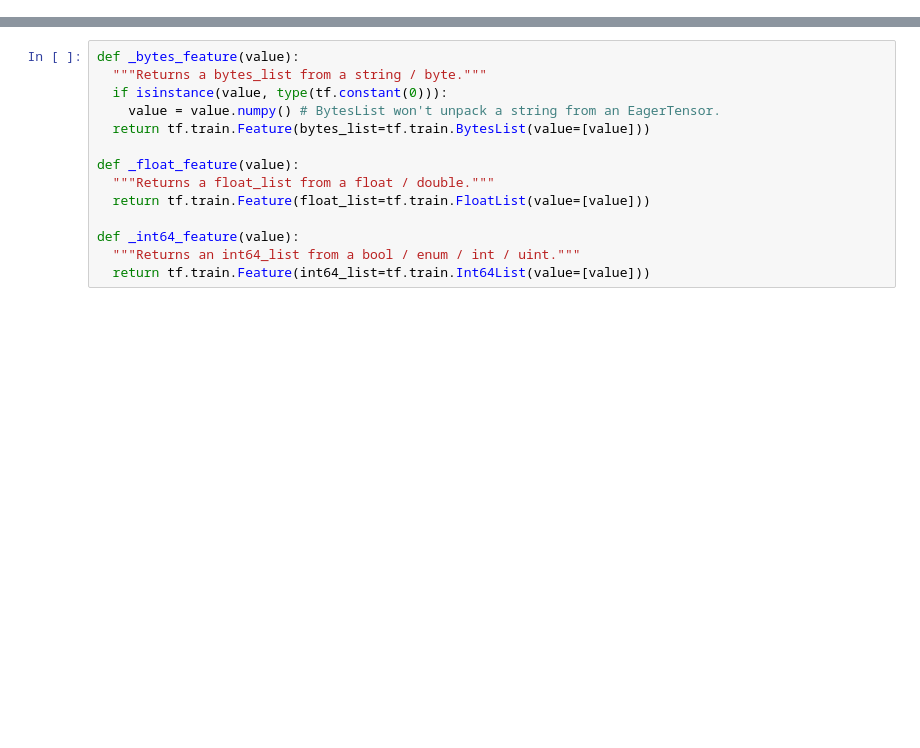
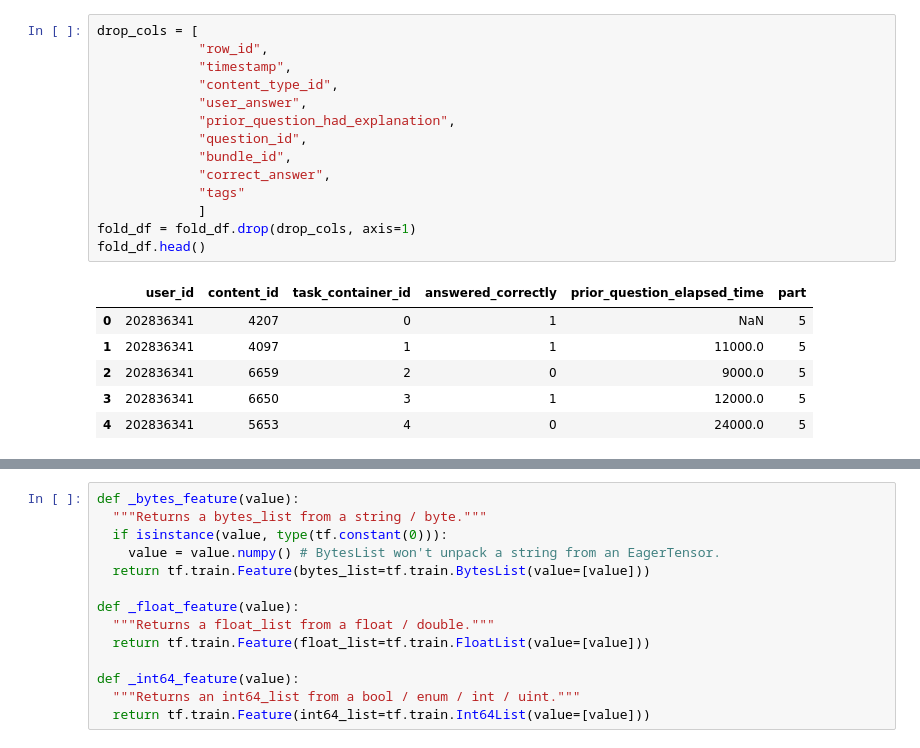
Before and after one commit to nisarahamedk/kaggle-riid, a Jupyter notebook: notebooks/riid_tfrecords.ipynb, the cells around one changed output, grey strips where cells are left out. Drawn from its saved outputs; the diff is of its cells as text; blank space fills up the shorter version.

```diff
--- a/notebooks/riid_tfrecords.ipynb
+++ b/notebooks/riid_tfrecords.ipynb
@@ -97,0 +236,21 @@ array([5692, 5716,  128, 7860, 7922,  156,   51,   50, 7896, 7863,  152,
+# %%
+drop_cols = [
+             "row_id",
+             "timestamp",
+             "content_type_id",
+             "user_answer",
+             "prior_question_had_explanation",
+             "question_id",
+             "bundle_id",
+             "correct_answer",
+             "tags"
+             ]
+fold_df = fold_df.drop(drop_cols, axis=1)
+fold_df.head()
+# %% [output]
+|  | user_id | content_id | task_container_id | answered_correctly | prior_question_elapsed_time | part |
+| 0 | 202836341 | 4207 | 0 | 1 | NaN | 5 |
+| 1 | 202836341 | 4097 | 1 | 1 | 11000.0 | 5 |
+| 2 | 202836341 | 6659 | 2 | 0 | 9000.0 | 5 |
+| 3 | 202836341 | 6650 | 3 | 1 | 12000.0 | 5 |
+| 4 | 202836341 | 5653 | 4 | 0 | 24000.0 | 5 |
```
Also changed, not shown: parts of 56 cells of this notebook.
